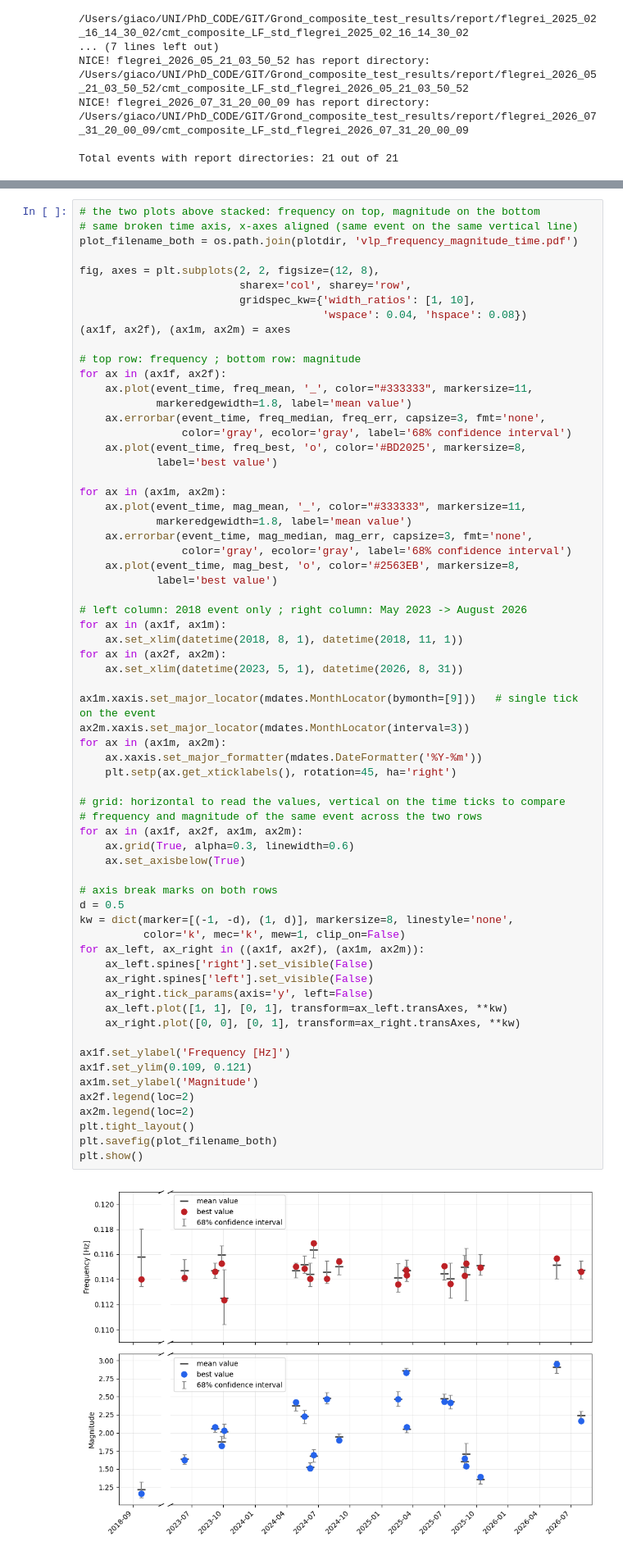
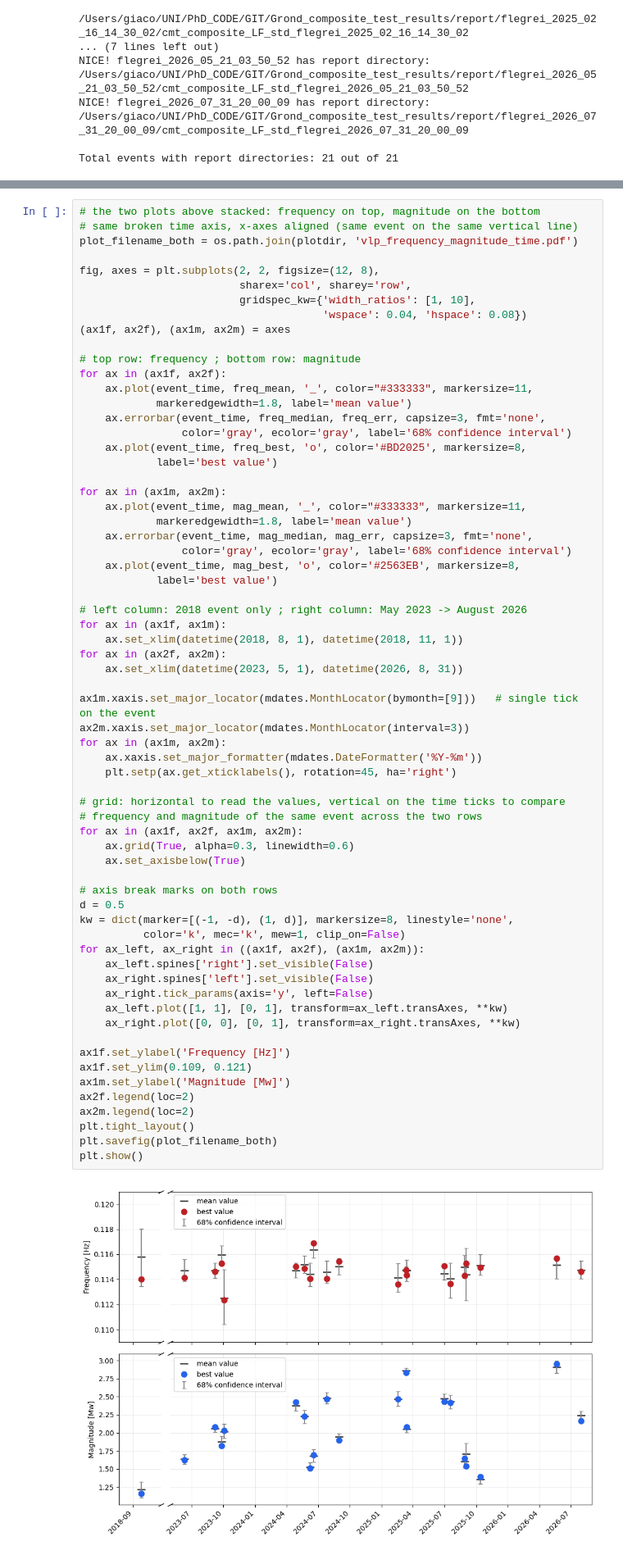
Before and after one commit to giacomorapagnani/Grond_composite_test, a Jupyter notebook: codes/VLP_frequency_plot.ipynb, the cells around one changed output, grey strips where cells are left out. Shown at 82% size. Saved outputs shown, nothing was run; the diff lists cells and outputs as text.

```diff
--- a/codes/VLP_frequency_plot.ipynb
+++ b/codes/VLP_frequency_plot.ipynb
@@ -336,32 +337,32 @@ ax1m.xaxis.set_major_locator(mdates.MonthLocator(bymonth=[9]))   # single tick o
 ax2m.xaxis.set_major_locator(mdates.MonthLocator(interval=3))
 for ax in (ax1m, ax2m):
     ax.xaxis.set_major_formatter(mdates.DateFormatter('%Y-%m'))
     plt.setp(ax.get_xticklabels(), rotation=45, ha='right')
 
 # grid: horizontal to read the values, vertical on the time ticks to compare
 # frequency and magnitude of the same event across the two rows
 for ax in (ax1f, ax2f, ax1m, ax2m):
     ax.grid(True, alpha=0.3, linewidth=0.6)
     ax.set_axisbelow(True)
 
 # axis break marks on both rows
 d = 0.5
 kw = dict(marker=[(-1, -d), (1, d)], markersize=8, linestyle='none',
           color='k', mec='k', mew=1, clip_on=False)
 for ax_left, ax_right in ((ax1f, ax2f), (ax1m, ax2m)):
     ax_left.spines['right'].set_visible(False)
     ax_right.spines['left'].set_visible(False)
     ax_right.tick_params(axis='y', left=False)
     ax_left.plot([1, 1], [0, 1], transform=ax_left.transAxes, **kw)
     ax_right.plot([0, 0], [0, 1], transform=ax_right.transAxes, **kw)
 
 ax1f.set_ylabel('Frequency [Hz]')
 ax1f.set_ylim(0.109, 0.121)
-ax1m.set_ylabel('Magnitude')
+ax1m.set_ylabel('Magnitude [Mw]')
 ax2f.legend(loc=2)
 ax2m.legend(loc=2)
 plt.tight_layout()
 plt.savefig(plot_filename_both)
 plt.show()
 # %% [output]
-[figure, old version]
+[figure, new version]
```
Also changed, not shown: parts of 2 cells of this notebook, 8 other files.
